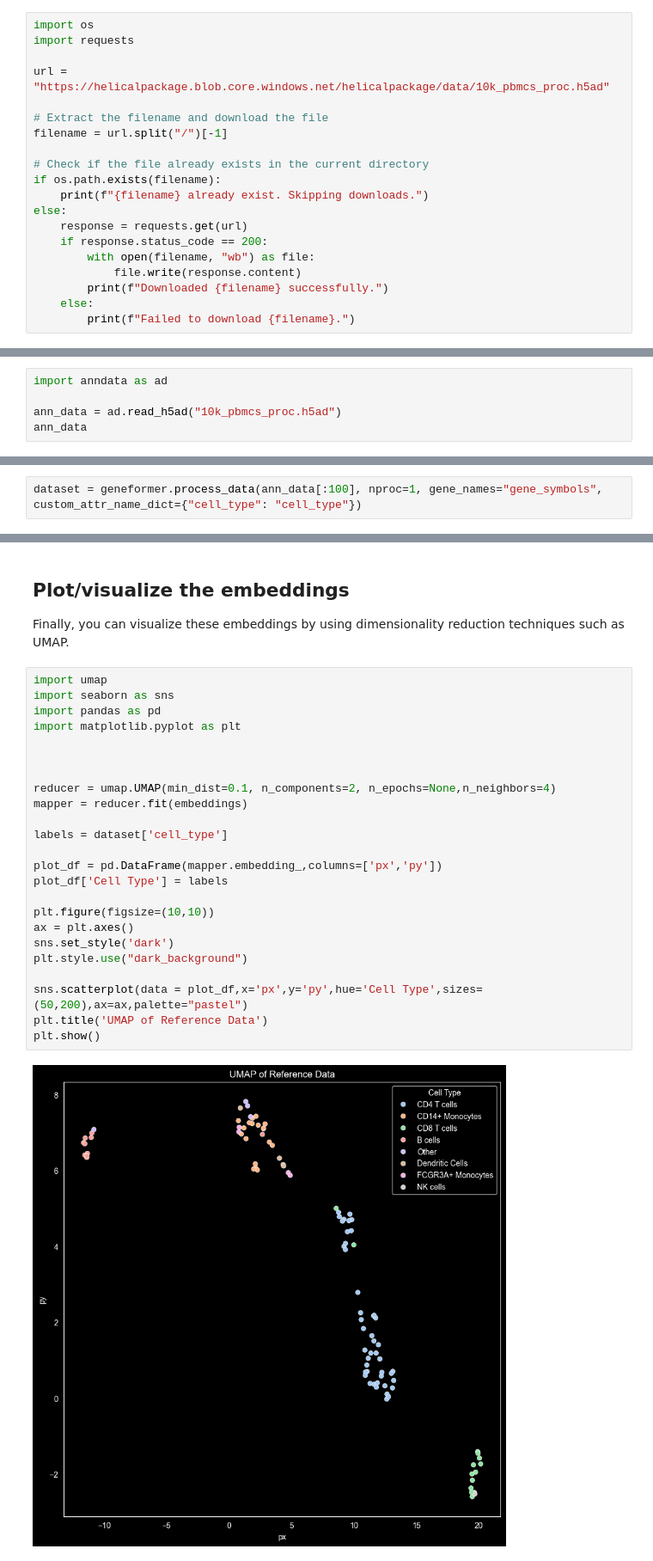
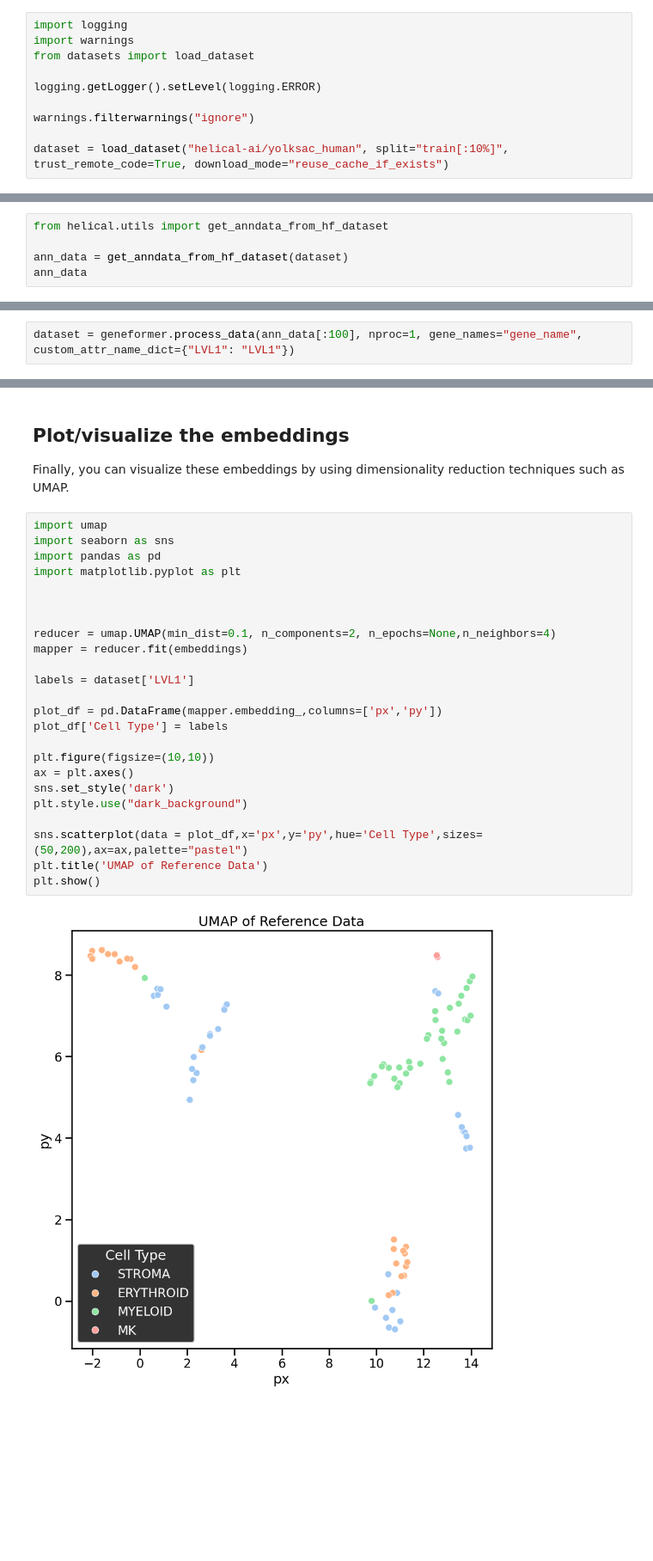
Before and after one commit to helicalAI/helical, a Jupyter notebook: examples/notebooks/Quick-Start-Tutorial.ipynb, the cells around one changed output, grey strips where cells are left out. Shown at 86% size. Drawn from its saved outputs; the diff is of its cells as text; blank space fills up the shorter version.

Commit message:
Change to HF dataset in repo

```diff
--- a/examples/notebooks/Quick-Start-Tutorial.ipynb
+++ b/examples/notebooks/Quick-Start-Tutorial.ipynb
@@ -30,20 +21,10 @@ https://helicalpackage.blob.core.windows.net/helicalpackage/data/10k_pbmcs_proc.
 # %%
-import os
-import requests
+import logging
+import warnings
+from datasets import load_dataset
 
-url = "https://helicalpackage.blob.core.windows.net/helicalpackage/data/10k_pbmcs_proc.h5ad"
+logging.getLogger().setLevel(logging.ERROR)
 
-# Extract the filename and download the file
-filename = url.split("/")[-1]
+warnings.filterwarnings("ignore")
 
-# Check if the file already exists in the current directory
-if os.path.exists(filename):
-    print(f"{filename} already exist. Skipping downloads.")
-else:
-    response = requests.get(url)
-    if response.status_code == 200:
-        with open(filename, "wb") as file:
-            file.write(response.content)
-        print(f"Downloaded {filename} successfully.")
-    else:
-        print(f"Failed to download {filename}.")
+dataset = load_dataset("helical-ai/yolksac_human", split="train[:10%]", trust_remote_code=True, download_mode="reuse_cache_if_exists")
@@ -52,6 +31,6 @@ Downloaded 10k_pbmcs_proc.h5ad successfully.
 # %%
-import anndata as ad
+from helical.utils import get_anndata_from_hf_dataset
 
-ann_data = ad.read_h5ad("10k_pbmcs_proc.h5ad")
+ann_data = get_anndata_from_hf_dataset(dataset)
 ann_data
 # %% [output]
@@ -112,4 +77,4 @@ OMP: Info #276: omp_set_nested routine deprecated, please use omp_set_max_active
 ## Process the data
 Preprocessing your data can be complicated, especially when working with different models and benchmarking them. Our `process_data` function takes care of this for each model automatically.
 # %%
-dataset = geneformer.process_data(ann_data[:100], nproc=1, gene_names="gene_symbols", custom_attr_name_dict={"cell_type": "cell_type"})
+dataset = geneformer.process_data(ann_data[:100], nproc=1, gene_names="gene_name", custom_attr_name_dict={"LVL1": "LVL1"})
@@ -132,26 +94,26 @@ Finally, you can visualize these embeddings by using dimensionality reduction te
 # %%
 import umap
 import seaborn as sns
 import pandas as pd
 import matplotlib.pyplot as plt
 
 
 
 reducer = umap.UMAP(min_dist=0.1, n_components=2, n_epochs=None,n_neighbors=4)
 mapper = reducer.fit(embeddings)
 
-labels = dataset['cell_type']
+labels = dataset['LVL1']
 
 plot_df = pd.DataFrame(mapper.embedding_,columns=['px','py'])
 plot_df['Cell Type'] = labels
 
 plt.figure(figsize=(10,10))
 ax = plt.axes()
 sns.set_style('dark')
 plt.style.use("dark_background")
 
 sns.scatterplot(data = plot_df,x='px',y='py',hue='Cell Type',sizes=(50,200),ax=ax,palette="pastel")
 plt.title('UMAP of Reference Data')
 plt.show()
 # %% [output]
-[figure, old version]
+[figure, new version]
```
Also changed, not shown: parts of 8 cells of this notebook, 13 other files.
